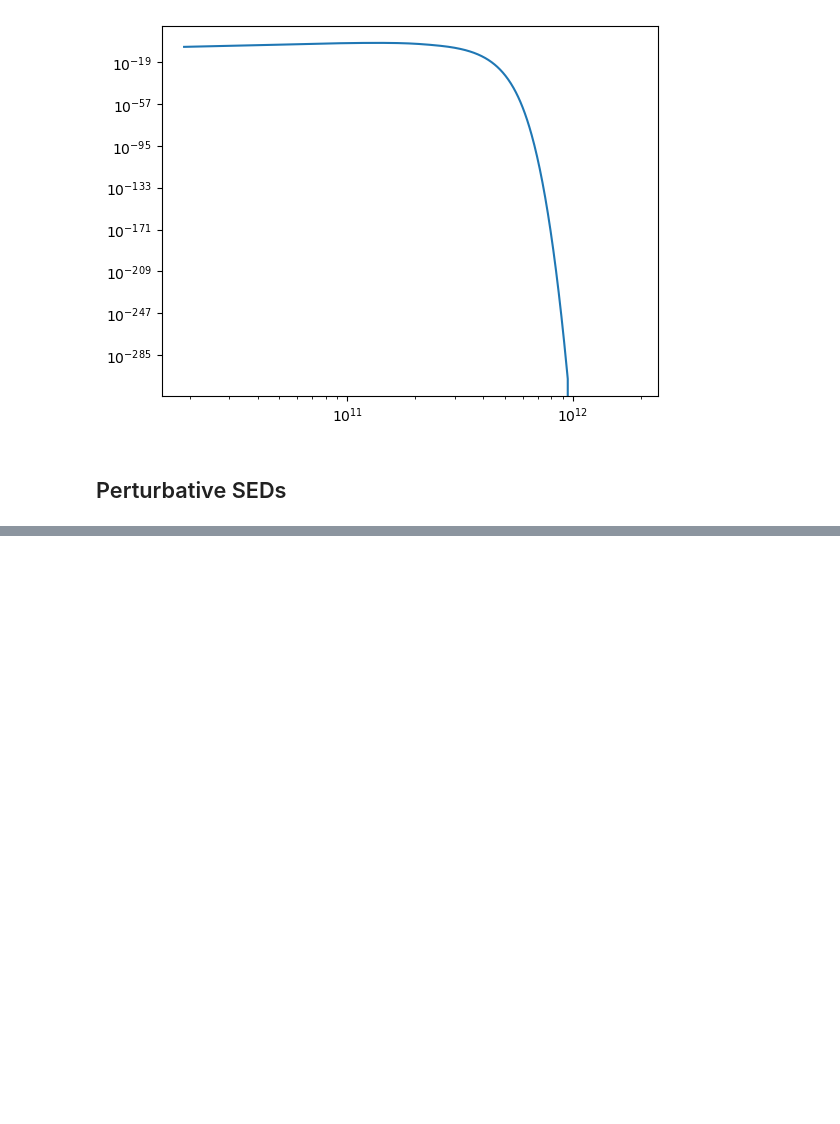
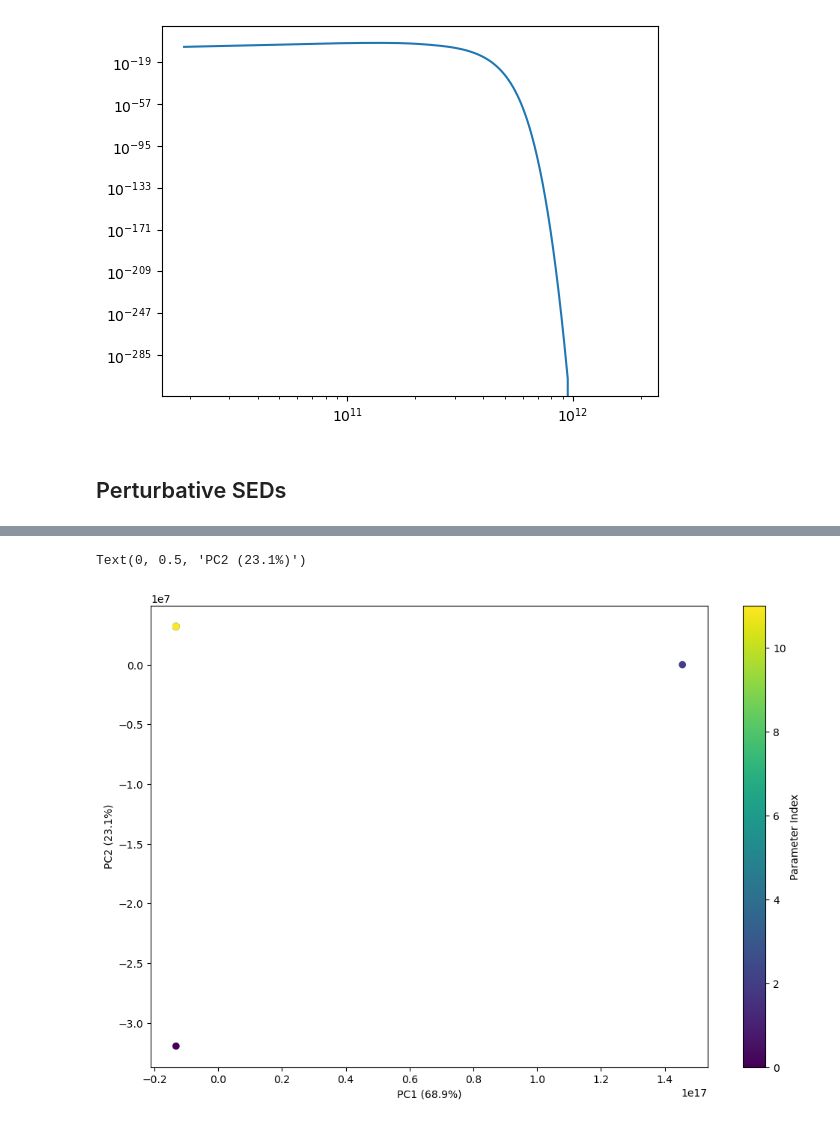
Before and after one commit to zzhang0123/SpyDust, a Jupyter notebook: SpyDust_ME/test_funcs.ipynb, the cells around one changed output, grey strips where cells are left out. Saved outputs shown, nothing was run; the diff lists cells and outputs as text; code cells hidden in the pictures; blank space fills up the shorter version.

```diff
--- a/SpyDust_ME/test_funcs.ipynb
+++ b/SpyDust_ME/test_funcs.ipynb
@@ -363,0 +332,16 @@ np.float64(108.99999999999997)
+# %%
+plt.figure(figsize=(12,8))
+# 参数投影
+scatter = plt.scatter(principal_components[:,0], principal_components[:,1], c=range(12), cmap='viridis')
+
+# 频率点载荷箭头
+for i in range(0, len(pca.components_[0]), 10):  # 每10个频率点采样
+    plt.arrow(0, 0, pca.components_[0,i], pca.components_[1,i],
+              color='r', alpha=0.5, head_width=0.05)
+
+plt.colorbar(scatter, label='Parameter Index')
+plt.xlabel('PC1 (%.1f%%)' % (variance_ratios[0]*100))
+plt.ylabel('PC2 (%.1f%%)' % (variance_ratios[1]*100))
+# %% [output]
+Text(0, 0.5, 'PC2 (23.1%)')
+[figure, added]
```
Also changed, not shown: parts of 30 cells of this notebook, 1 other file.
